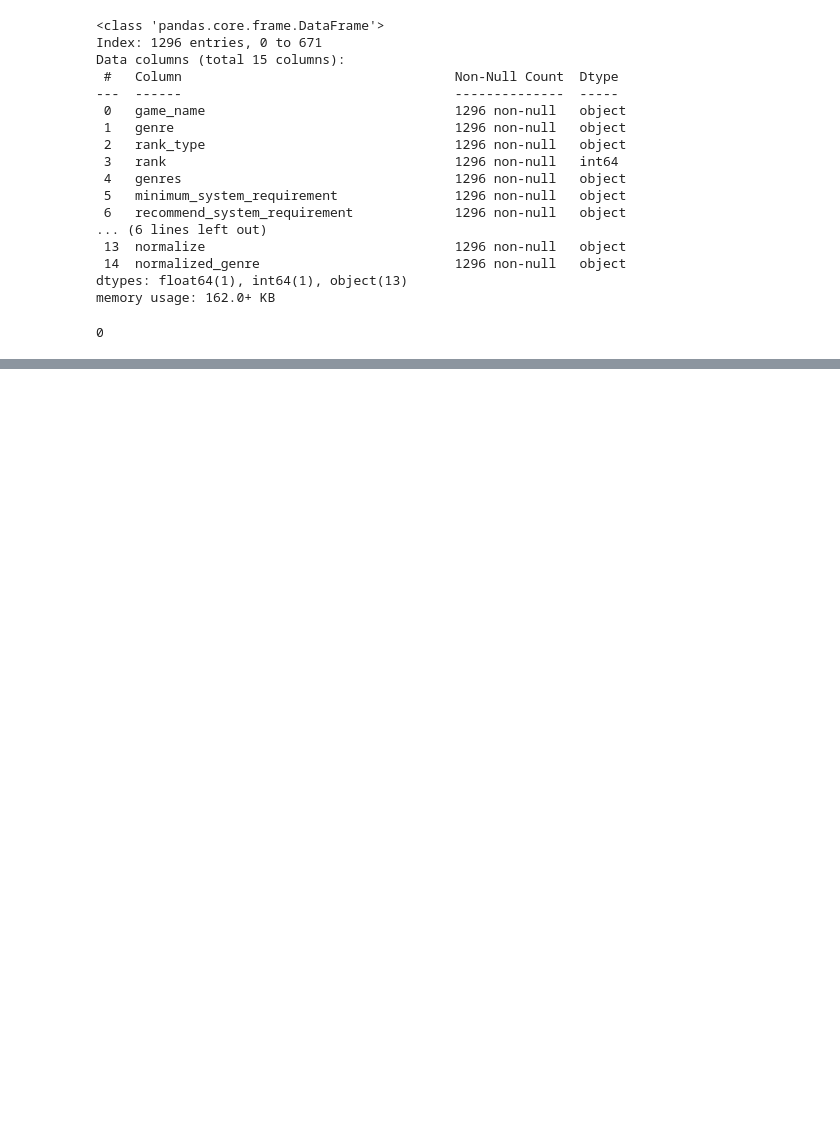
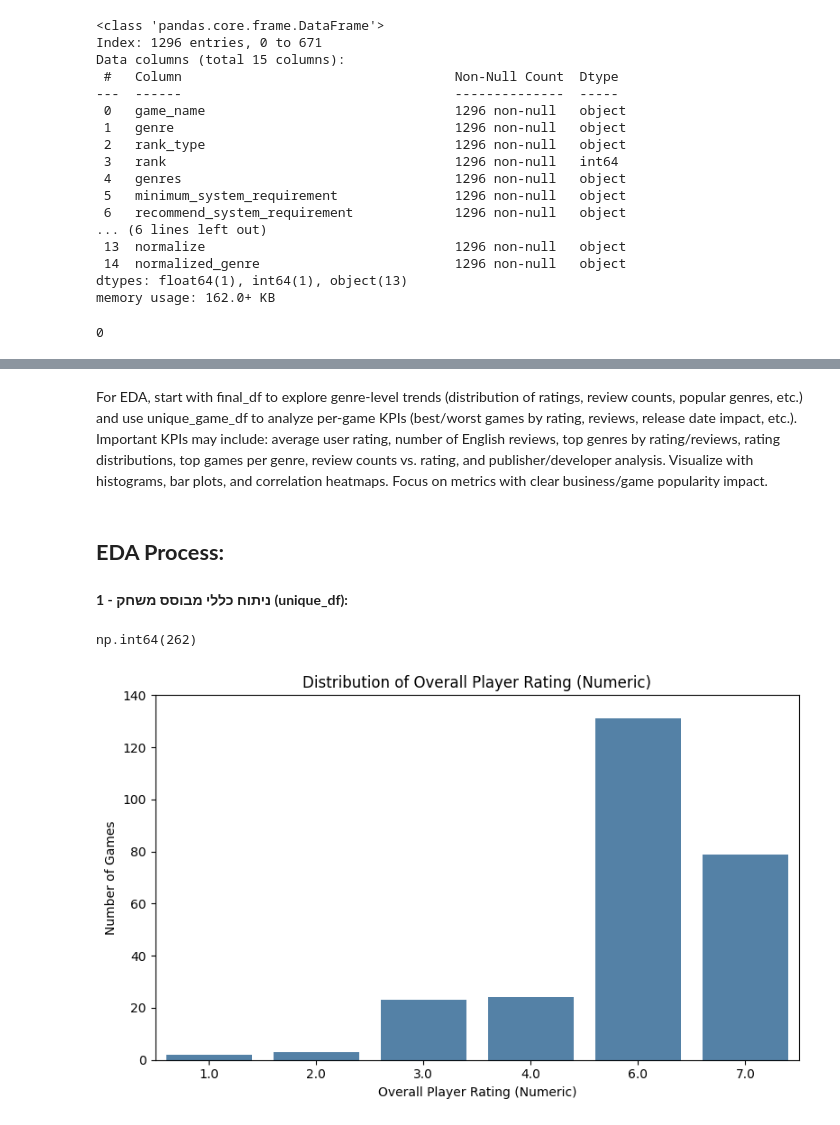
Before and after one commit to OfirBH/Steam_Final_Project, a Jupyter notebook: steam_final_project.ipynb, the cells around one changed output, grey strips where cells are left out. Saved outputs shown, nothing was run; the diff lists cells and outputs as text; code cells hidden in the pictures; blank space fills up the shorter version.

```diff
--- a/steam_final_project.ipynb
+++ b/steam_final_project.ipynb
@@ -406,0 +495,7 @@ final_df.describe()
+# %%
+# 1. המרת תאריך: המרת 'release_date' מ-object ל-datetime
+# העמודה release_date מסווגת כ-object כרגע [7].
+# The below line fails because some date strings do not have year information (e.g. "Nov-18"),
+# which causes pandas to throw "Out of bounds nanosecond timestamp" errors.
+# To handle this, we can use errors='coerce' to convert unparseable dates to NaT and optionally inspect them.
+final_df.loc[:,'release_date'] = pd.to_datetime(final_df['release_date'], errors='coerce')
@@ -406,0 +510,4 @@ final_df.describe()
+# %%
+# 2. המרת ספירה: המרת 'number_of_english_reviews' מ-float64 ל-int64
+# העמודה מוגדרת כ-float64 [7], אך היא מייצגת ספירה
+final_df.loc[:,'number_of_english_reviews'] = final_df['number_of_english_reviews'].astype(int)
@@ -406,0 +538,5 @@ final_df.describe()
+# %%
+#overall_player_rating - defined as 'object', shoukd be defined as int:
+# using mapping_dict to determine rating_order (mapping_dict = rating_map):
+rating_order = {'Very Negative':1, 'Mostly Negative':2, 'Mixed':3, 'Mostly Positive':4, 'Positive':5, 'Very Positive':6, 'Overwhelmingly Positive':7}
+final_df.loc[:,'overall_player_rating_numeric'] = final_df['overall_player_rating'].map(rating_order).round(0)
@@ -406,0 +574,2 @@ final_df.describe()
+# %%
+unique_game_df = final_df.drop_duplicates(subset = ['game_name']).copy()
@@ -406,0 +690,31 @@ final_df.describe()
+# %% [markdown]
+For EDA, start with final_df to explore genre-level trends (distribution of ratings, review counts, popular genres, etc.) and use unique_game_df to analyze per-game KPIs (best/worst games by rating, reviews, release date impact, etc.). Important KPIs may include: average user rating, number of English reviews, top genres by rating/reviews, rating distributions, top games per genre, review counts vs. rating, and publisher/developer analysis. Visualize with histograms, bar plots, and correlation heatmaps. Focus on metrics with clear business/game popularity impact.
+# %% [markdown]
+## **EDA Process:**
+# %% [markdown]
+**1 - ניתוח כללי מבוסס משחק (unique_df):**
+# %%
+# 1. overall_playing_rating_numeric distribution:
+unique_game_df['overall_player_rating_numeric'].value_counts()
+# %% [output]
+np.int64(262)
+# %%
+import matplotlib.pyplot as plt
+import seaborn as sns
+
+plt.figure(figsize=(8, 5))
+sns.countplot(
+    x="overall_player_rating_numeric",
+    data=unique_game_df,
+    color="steelblue",
+    order=sorted(unique_game_df["overall_player_rating_numeric"].dropna().unique()),
+)
+plt.title("Distribution of Overall Player Rating (Numeric)")
+plt.xlabel("Overall Player Rating (Numeric)")
+plt.ylabel("Number of Games")
+plt.ylim(0, 140)
+plt.xticks(rotation=0)
+plt.tight_layout()
+plt.show()
+# %% [output]
+[figure, added]
```
Also changed, not shown: parts of 45 cells of this notebook, 1 other file.
